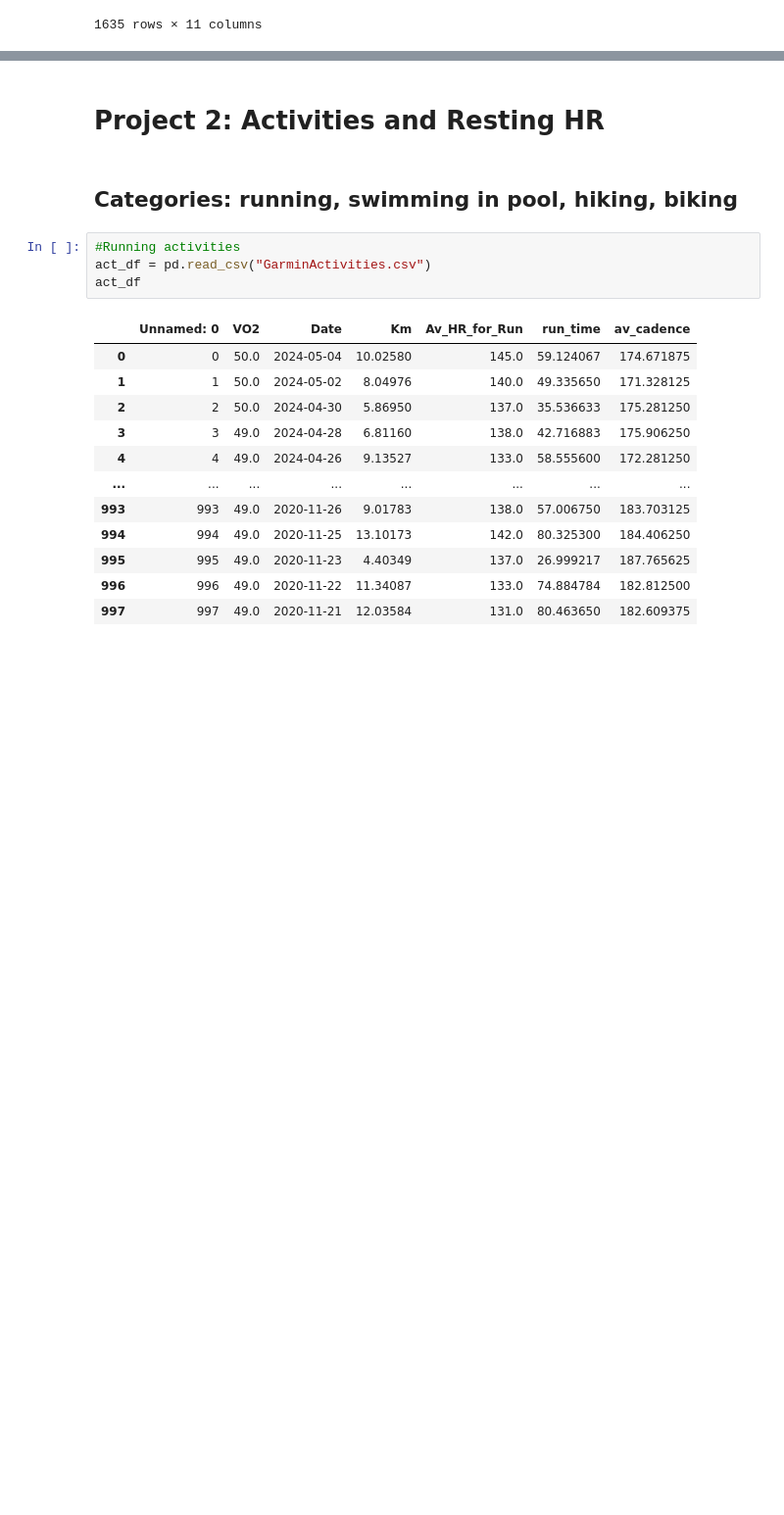
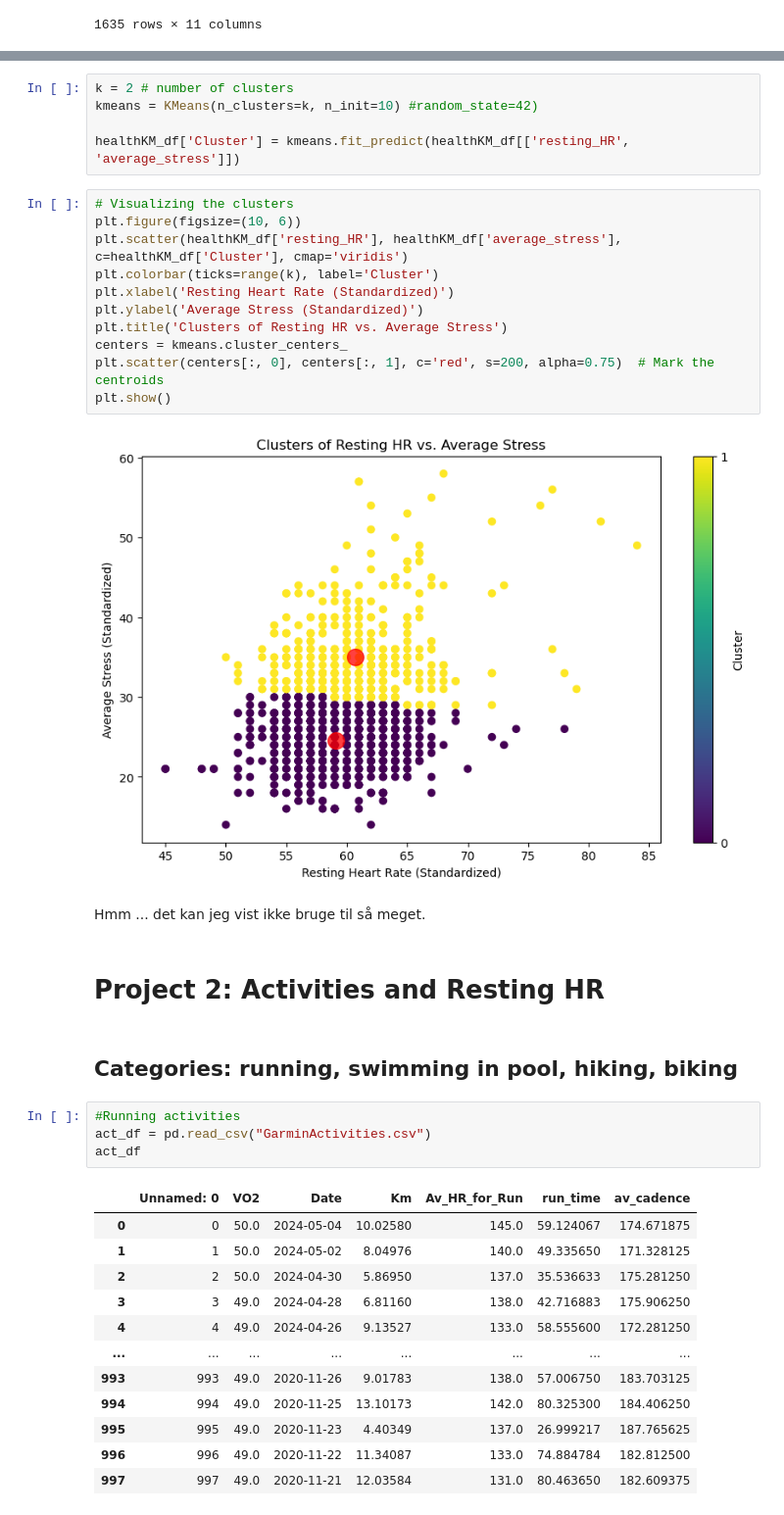
Before and after one commit to cats-and-the-city/playground, a Jupyter notebook: GarminDataStressWellnessActivities.ipynb, the cells around one changed output, grey strips where cells are left out. Shown at 98% size. Cells and saved outputs as stored; diff of their text form; blank space fills up the shorter version.

```diff
--- a/GarminDataStressWellnessActivities.ipynb
+++ b/GarminDataStressWellnessActivities.ipynb
@@ -789,3 +852,23 @@ plt.show()
+# %%
+k = 2 # number of clusters
+kmeans = KMeans(n_clusters=k, n_init=10) #random_state=42)
+
+healthKM_df['Cluster'] = kmeans.fit_predict(healthKM_df[['resting_HR', 'average_stress']])
+# %%
+# Visualizing the clusters
+plt.figure(figsize=(10, 6))
+plt.scatter(healthKM_df['resting_HR'], healthKM_df['average_stress'], c=healthKM_df['Cluster'], cmap='viridis')
+plt.colorbar(ticks=range(k), label='Cluster')
+plt.xlabel('Resting Heart Rate (Standardized)')
+plt.ylabel('Average Stress (Standardized)')
+plt.title('Clusters of Resting HR vs. Average Stress')
+centers = kmeans.cluster_centers_
+plt.scatter(centers[:, 0], centers[:, 1], c='red', s=200, alpha=0.75)  # Mark the centroids
+plt.show()
+# %% [output]
+[figure, added]
+# %% [markdown]
+Hmm ... det kan jeg vist ikke bruge til så meget.
 # %% [markdown]
 # Project 2: Activities and Resting HR
 # %% [markdown]
```
Also changed, not shown: parts of 8 cells of this notebook.
